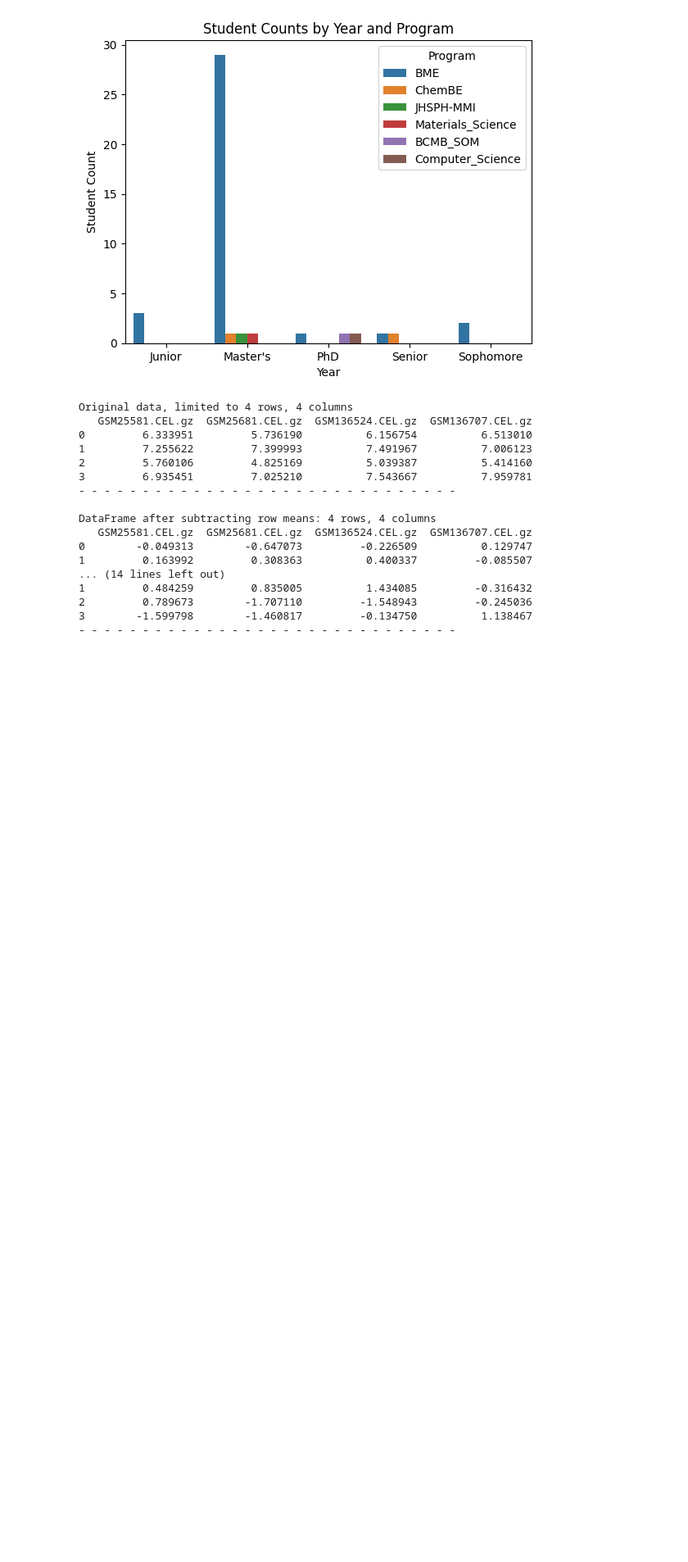
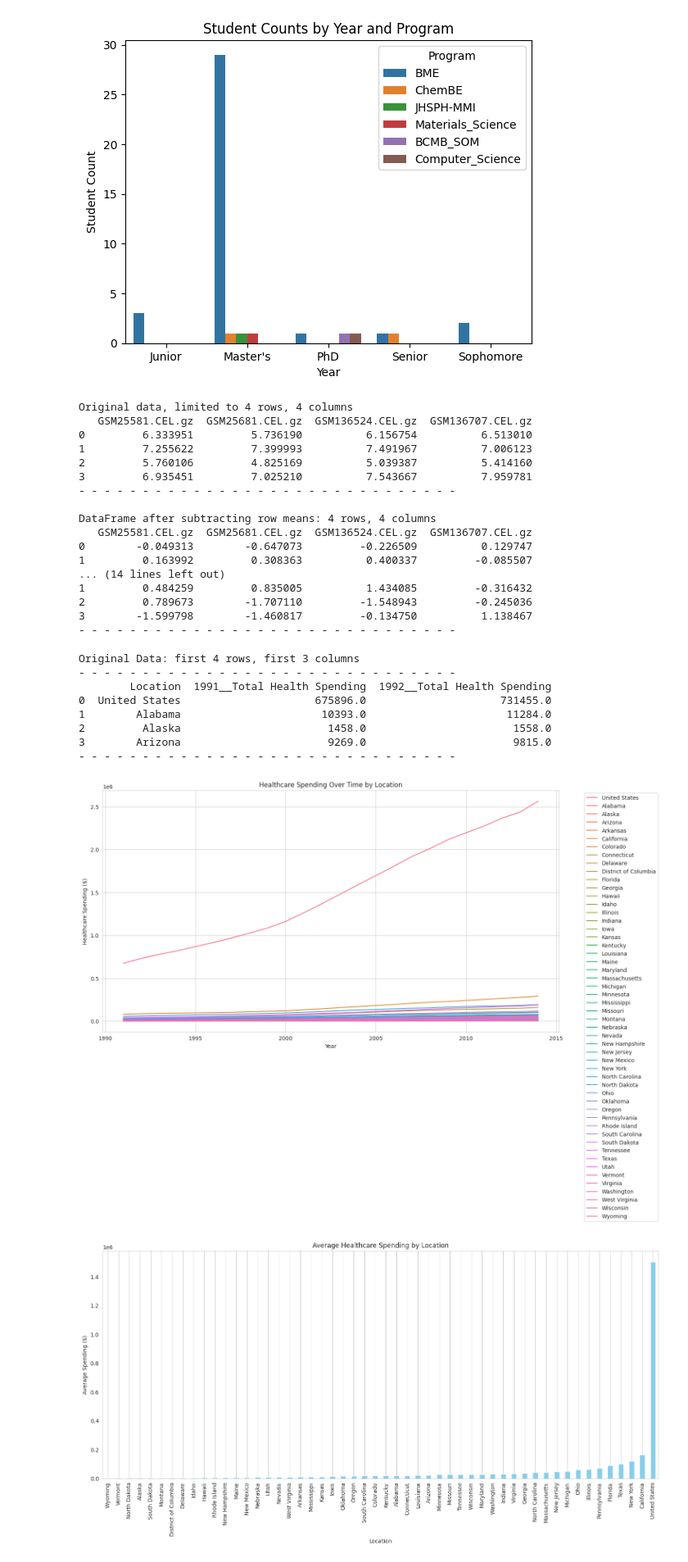
Before and after one commit to rjhanjee/my-first-repo, a Jupyter notebook: hw3.ipynb, the cells around one changed output. Shown at 82% size. Drawn from its saved outputs; the diff is of its cells as text; code cells hidden in the pictures; blank space fills up the shorter version.

```diff
--- a/hw3.ipynb
+++ b/hw3.ipynb
@@ -234,3 +232,71 @@ DataFrame after subtracting row means: 4 rows, 4 columns
 2         0.789673        -1.707110         -1.548943         -0.245036
 3        -1.599798        -1.460817         -0.134750          1.138467
 - - - - - - - - - - - - - - - - - - - - - - - - - - - - - -
+# %%
+import pandas as pd
+import seaborn as sns
+import matplotlib.pyplot as plt
+
+url = "https://raw.githubusercontent.com/jhu-advdatasci/2018/master/data/KFF/healthcare-spending.csv"
+healthcare_df = pd.read_csv(url, skiprows=2)
+
+print("\nOriginal Data: first 4 rows, first 3 columns")
+print("- " *30)
+print(healthcare_df.iloc[:4, :3])
+print("- " *30)
+
+# Create a plot of healthcare spending versus time color coded by states.
+# The option skiprows = 2 is useful in pd.read_csv for this dataset
+# since there's two lines of metadata at the top of the file.
+
+# Identify the year columns (those ending with '__Total Health Spending')
+year_cols = [col for col in healthcare_df.columns if '__Total Health Spending' in col]
+
+# Melt the DataFrame to have 'Location' as id_vars and year_cols as value_vars
+melted_df = healthcare_df.melt(id_vars=['Location'], value_vars=year_cols, var_name='Year_and_Spending', value_name='Spending')
+
+# Extract the year from the 'Year_and_Spending' column
+melted_df['Year'] = melted_df['Year_and_Spending'].str.extract(r'(\d{4})').astype(int)
+
+# Drop the original 'Year_and_Spending' column as it's no longer needed
+melted_df = melted_df.drop('Year_and_Spending', axis=1)
+
+# Remove rows with NaN values in 'Spending' or 'Year' that might have resulted from metadata or parsing issues
+melted_df.dropna(subset=['Spending', 'Year'], inplace=True)
+
+
+# Set a style for the plot
+sns.set_style("whitegrid")
+
+# Create the plot using seaborn
+plt.figure(figsize=(15, 10))
+sns.lineplot(data=melted_df, x='Year', y='Spending', hue='Location')
+plt.title('Healthcare Spending Over Time by Location')
+plt.xlabel('Year')
+plt.ylabel('Healthcare Spending ($)')
+plt.legend(bbox_to_anchor=(1.05, 1), loc='upper left')
+plt.tight_layout()
+plt.show()
+
+# Create a bar plot of average healthcare spending by state
+average_spending = melted_df.groupby('Location')['Spending'].mean().sort_values()
+plt.figure(figsize=(15, 8))
+average_spending.plot(kind='bar', color='skyblue')
+plt.title('Average Healthcare Spending by Location')
+plt.xlabel('Location')
+plt.ylabel('Average Spending ($)')
+plt.xticks(rotation=90)
+plt.grid(axis='y')
+plt.tight_layout()
+plt.show()
+# %% [output]
+Original Data: first 4 rows, first 3 columns
+- - - - - - - - - - - - - - - - - - - - - - - - - - - - - -
+        Location  1991__Total Health Spending  1992__Total Health Spending
+0  United States                     675896.0                     731455.0
+1        Alabama                      10393.0                      11284.0
+2         Alaska                       1458.0                       1558.0
+3        Arizona                       9269.0                       9815.0
+- - - - - - - - - - - - - - - - - - - - - - - - - - - - - -
+[figure, added]
+[figure, added]
```
Also changed, not shown: parts of 1 cell of this notebook.
